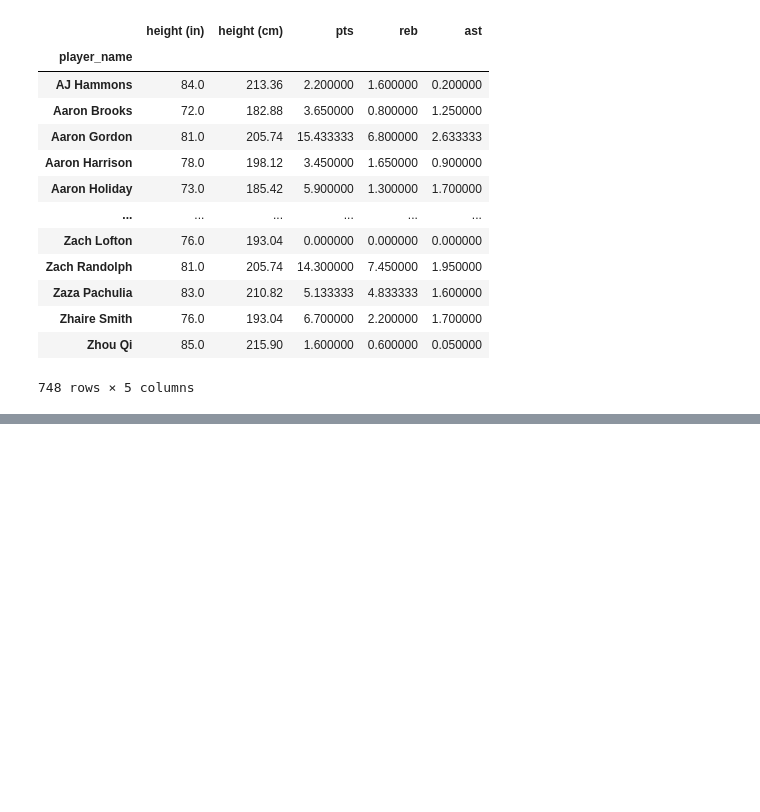
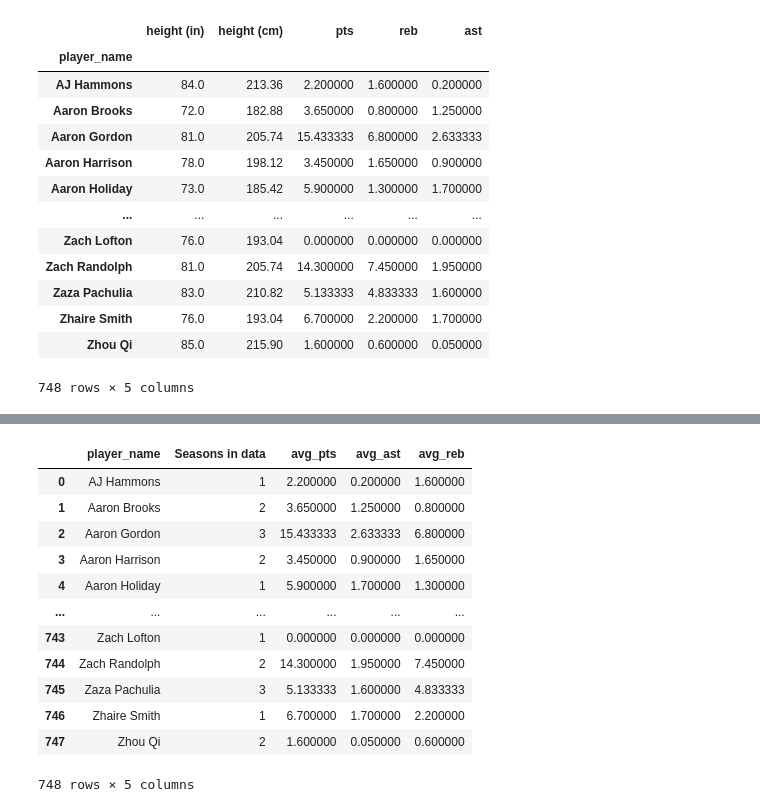
Before and after one commit to ic17rey/butler-groupA-project1, a Jupyter notebook: nba_height_project.ipynb, the cells around one changed output, grey strips where cells are left out. Cells and saved outputs as stored; diff of their text form; code cells hidden in the pictures; blank space fills up the shorter version.

```diff
--- a/nba_height_project.ipynb
+++ b/nba_height_project.ipynb
@@ -213,0 +283,19 @@ avg_rebounds = player_groupby['reb'].mean()
+# %%
+player_stats_summary_df = player_stats_summary_df.rename(columns={
+    'index':'player_name'
+})
+player_stats_summary_df
+# %% [output]
+|  | player_name | Seasons in data | avg_pts | avg_ast | avg_reb |
+| 0 | AJ Hammons | 1 | 2.200000 | 0.200000 | 1.600000 |
+| 1 | Aaron Brooks | 2 | 3.650000 | 1.250000 | 0.800000 |
+| 2 | Aaron Gordon | 3 | 15.433333 | 2.633333 | 6.800000 |
+| 3 | Aaron Harrison | 2 | 3.450000 | 0.900000 | 1.650000 |
+| 4 | Aaron Holiday | 1 | 5.900000 | 1.700000 | 1.300000 |
+| ... | ... | ... | ... | ... | ... |
+| 743 | Zach Lofton | 1 | 0.000000 | 0.000000 | 0.000000 |
+| 744 | Zach Randolph | 2 | 14.300000 | 1.950000 | 7.450000 |
+| 745 | Zaza Pachulia | 3 | 5.133333 | 1.600000 | 4.833333 |
+| 746 | Zhaire Smith | 1 | 6.700000 | 1.700000 | 2.200000 |
+| 747 | Zhou Qi | 2 | 1.600000 | 0.050000 | 0.600000 |
+748 rows × 5 columns
```
Also changed, not shown: parts of 15 cells of this notebook.
